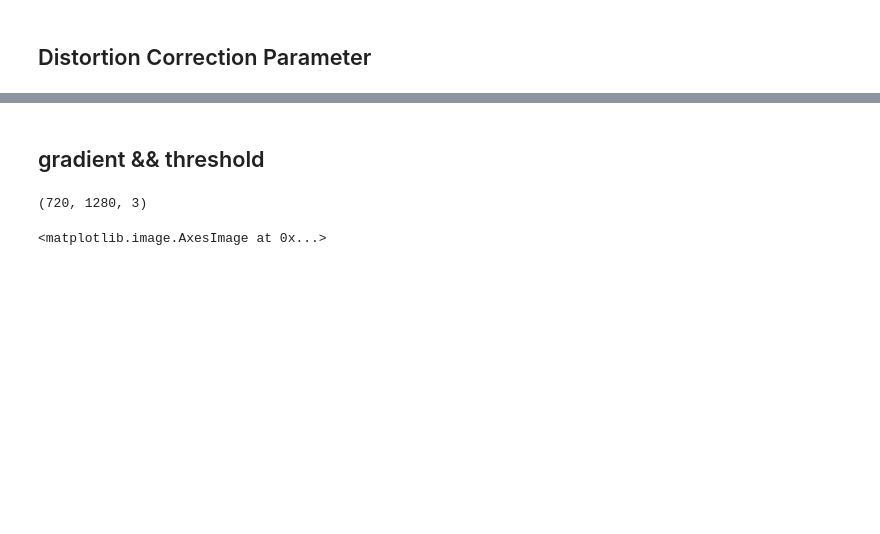
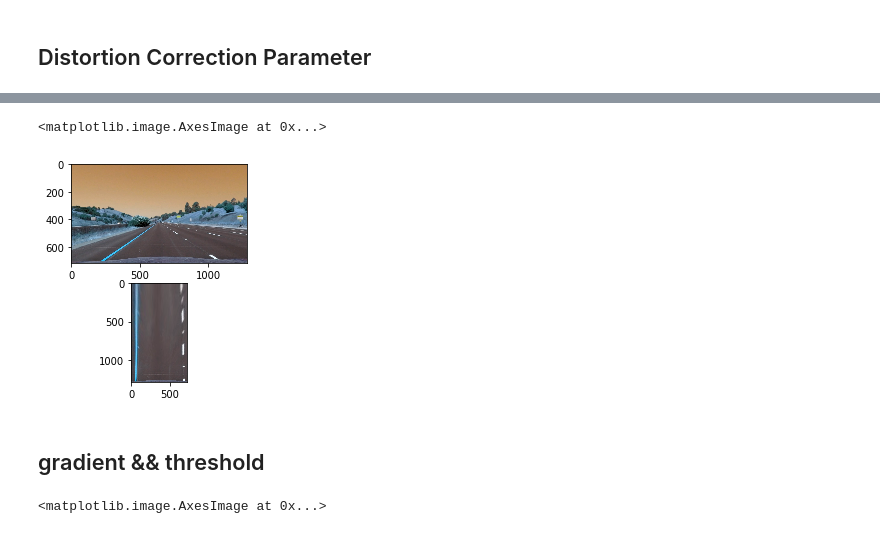
Before and after one commit to miaoyanlearningcode/CarND-Advanced-Lane-Lines, a Jupyter notebook: advanced_laneDetection.ipynb, the cells around one changed output, grey strips where cells are left out. Cells and saved outputs as stored; diff of their text form; code cells hidden in the pictures; blank space fills up the shorter version.

Commit message:
perspectiveMOK

```diff
--- a/advanced_laneDetection.ipynb
+++ b/advanced_laneDetection.ipynb
@@ -69,3 +81,23 @@ cv2.destroyAllWindows()
+# %%
+#perspective transf
+nx = 1280
+ny = 720
+
+img = cv2.imread(test_images[0])
+undistorted = cv2.undistort(img, mtx, dist, None, mtx)
+plt.subplot(211)
+plt.imshow(undistorted, cmap='gray')
+
+src = np.float32([[585,450],[695,450],[1160,ny],[120,ny]])
+dst = np.float32([[0,0],[ny,0],[ny, nx],[0,nx]])
+M    = cv2.getPerspectiveTransform(src, dst)
+Minv = cv2.getPerspectiveTransform(dst, src)
+warped = cv2.warpPerspective(undistorted, M, (img.shape[0], img.shape[1]), flags=cv2.INTER_LINEAR)
+plt.subplot(212)
+plt.imshow(warped, cmap='gray')
+# %% [output]
+<matplotlib.image.AxesImage at 0x...>
+[figure, added]
 # %% [markdown]
 ## gradient && threshold
 # %%
@@ -134,14 +166,6 @@ def absoluteGradThreshold(img, orientation='x', sobel_kernel=3, thresh=(0,255)):
     binary_output = np.zeros_like(scaled_sobel)
     binary_output[(scaled_sobel > thresh[0]) & (scaled_sobel < thresh_max[1])] = 1
     return binary_output
-# %%
-# test on stright line images
-test_images = glob.glob('./test_images/*.jpg')
-img_SL = cv2.imread(test_images[0])
-print (img_SL.shape)
-cv2.imshow('straight line', img_SL)
-# %% [output]
-(720, 1280, 3)
 # %%
 #combination of gradient thresh
 def combinationGD(img):
```
Also changed, not shown: parts of 1 cell of this notebook.
